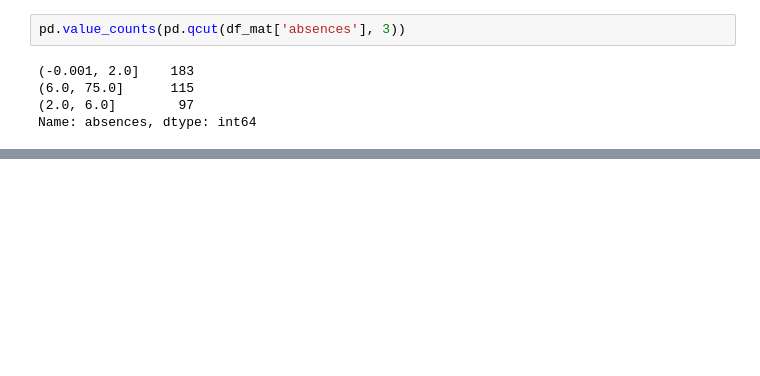
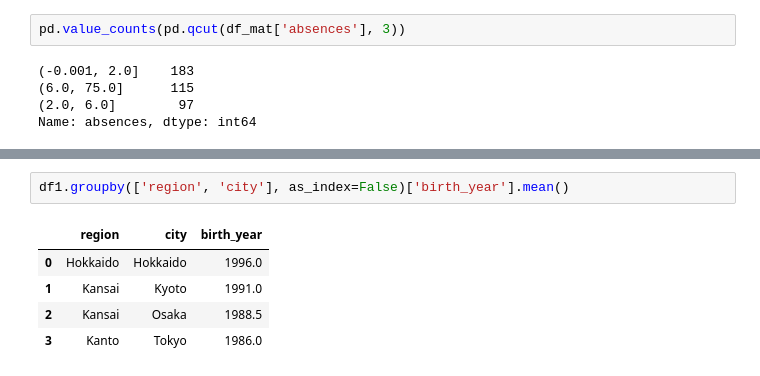
Before and after one commit to doppelgenkan/data-scientist, a Jupyter notebook: chap6/chap6-1_2.ipynb, the cells around one changed output, grey strips where cells are left out. Drawn from its saved outputs; the diff is of its cells as text; blank space fills up the shorter version.

```diff
--- a/chap6/chap6-1_2.ipynb
+++ b/chap6/chap6-1_2.ipynb
@@ -732,0 +777,8 @@ Name: absences, dtype: int64
+# %%
+df1.groupby(['region', 'city'], as_index=False)['birth_year'].mean()
+# %% [output]
+|  | region | city | birth_year |
+| 0 | Hokkaido | Hokkaido | 1996.0 |
+| 1 | Kansai | Kyoto | 1991.0 |
+| 2 | Kansai | Osaka | 1988.5 |
+| 3 | Kanto | Tokyo | 1986.0 |
```
Also changed, not shown: parts of 18 cells of this notebook.
